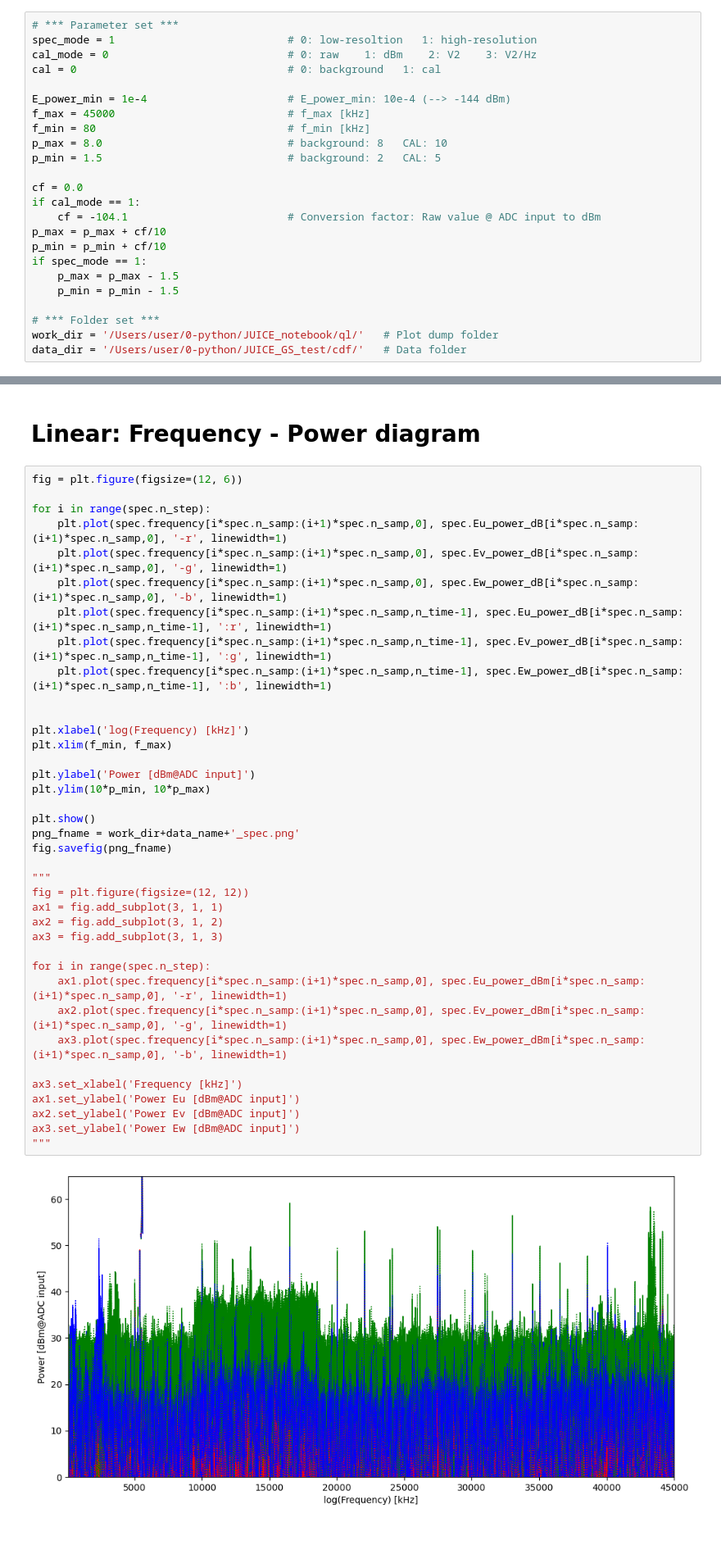
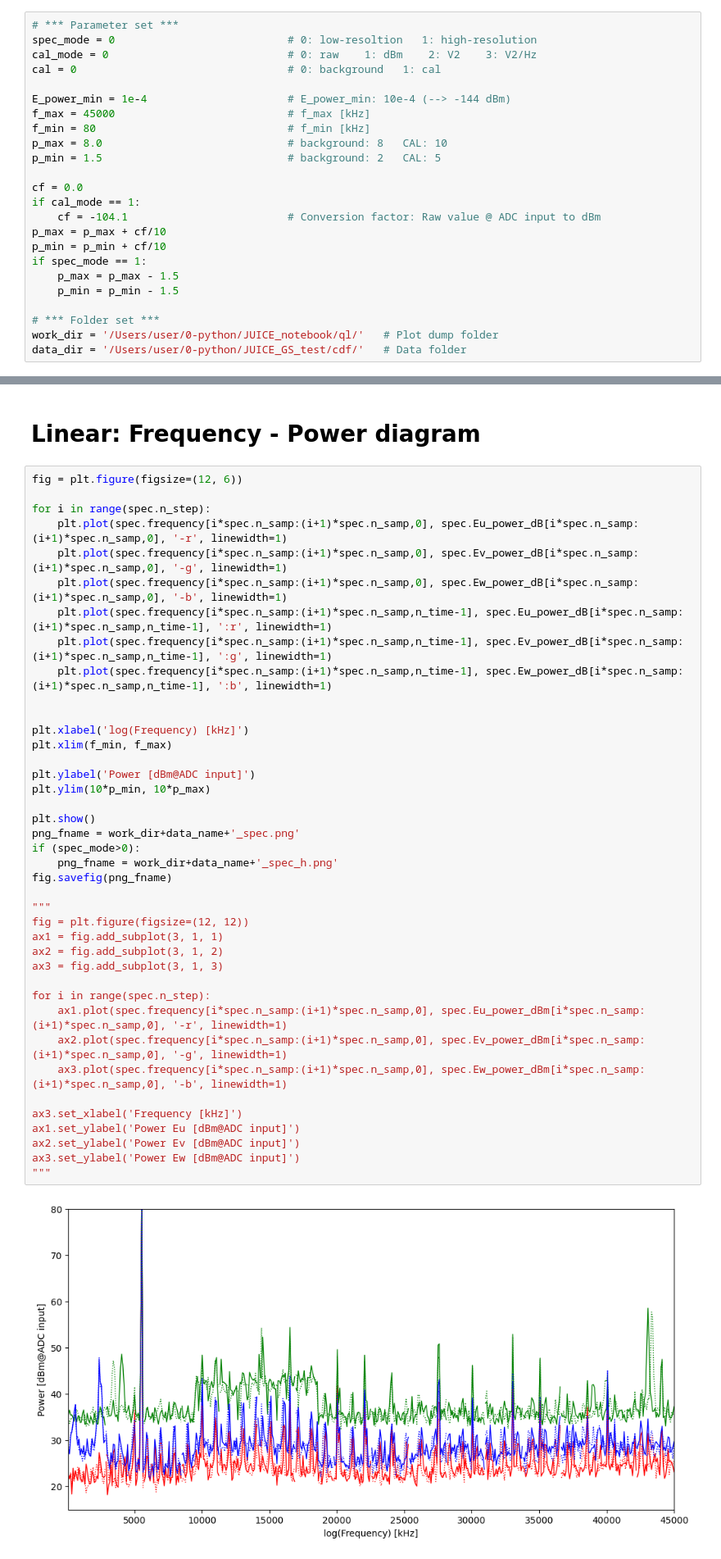
Before and after one commit to y-kasaba/JUICE, a Jupyter notebook: JUICE-CDF-HF-SID2-v0.3.0_Mac_2d.ipynb, the cells around one changed output, grey strips where cells are left out. Shown at 82% size. Drawn from its saved outputs; the diff is of its cells as text; blank space fills up the shorter version.

```diff
--- a/JUICE-CDF-HF-SID2-v0.3.0_Mac_2d.ipynb
+++ b/JUICE-CDF-HF-SID2-v0.3.0_Mac_2d.ipynb
@@ -21,7 +21,7 @@ import juice_cdf_lib as juice_cdf
 # Setting and Read CDF file
 # %%
 # *** Parameter set ***
-spec_mode = 1                           # 0: low-resoltion   1: high-resolution
+spec_mode = 0                           # 0: low-resoltion   1: high-resolution
 cal_mode = 0                            # 0: raw    1: dBm    2: V2    3: V2/Hz
 cal = 0                                 # 0: background   1: cal
 
@@ -200,34 +198,36 @@ for i in range(spec.n_step):
     plt.plot(spec.frequency[i*spec.n_samp:(i+1)*spec.n_samp,n_time-1], spec.Ew_power_dB[i*spec.n_samp:(i+1)*spec.n_samp,n_time-1], ':b', linewidth=1)
 
 
 plt.xlabel('log(Frequency) [kHz]')
 plt.xlim(f_min, f_max)
 
 plt.ylabel('Power [dBm@ADC input]')
 plt.ylim(10*p_min, 10*p_max)
 
 plt.show()
 png_fname = work_dir+data_name+'_spec.png'
+if (spec_mode>0):
+    png_fname = work_dir+data_name+'_spec_h.png'
 fig.savefig(png_fname)
 
 """
 fig = plt.figure(figsize=(12, 12))
 ax1 = fig.add_subplot(3, 1, 1)
 ax2 = fig.add_subplot(3, 1, 2)
 ax3 = fig.add_subplot(3, 1, 3)
 
 for i in range(spec.n_step):
     ax1.plot(spec.frequency[i*spec.n_samp:(i+1)*spec.n_samp,0], spec.Eu_power_dBm[i*spec.n_samp:(i+1)*spec.n_samp,0], '-r', linewidth=1)
     ax2.plot(spec.frequency[i*spec.n_samp:(i+1)*spec.n_samp,0], spec.Ev_power_dBm[i*spec.n_samp:(i+1)*spec.n_samp,0], '-g', linewidth=1)
     ax3.plot(spec.frequency[i*spec.n_samp:(i+1)*spec.n_samp,0], spec.Ew_power_dBm[i*spec.n_samp:(i+1)*spec.n_samp,0], '-b', linewidth=1)
 
 ax3.set_xlabel('Frequency [kHz]')
 ax1.set_ylabel('Power Eu [dBm@ADC input]')
 ax2.set_ylabel('Power Ev [dBm@ADC input]')
 ax3.set_ylabel('Power Ew [dBm@ADC input]')
 """
 # %% [output]
-[figure, old version]
+[figure, new version]
 "\nfig = plt.figure(figsize=(12, 12))\nax1 = fig.add_subplot(3, 1, 1)\nax2 = fig.add_subplot(3, 1, 2)\nax3 = fig.add_subplot(3, 1, 3)\n\nfor i in range(spec.n_step):\n    ax1.plot(spec.frequency[i*spe ...
 # %% [markdown]
 # LOG: Frequency - Time diagram
```
Also changed, not shown: parts of 6 cells of this notebook.
